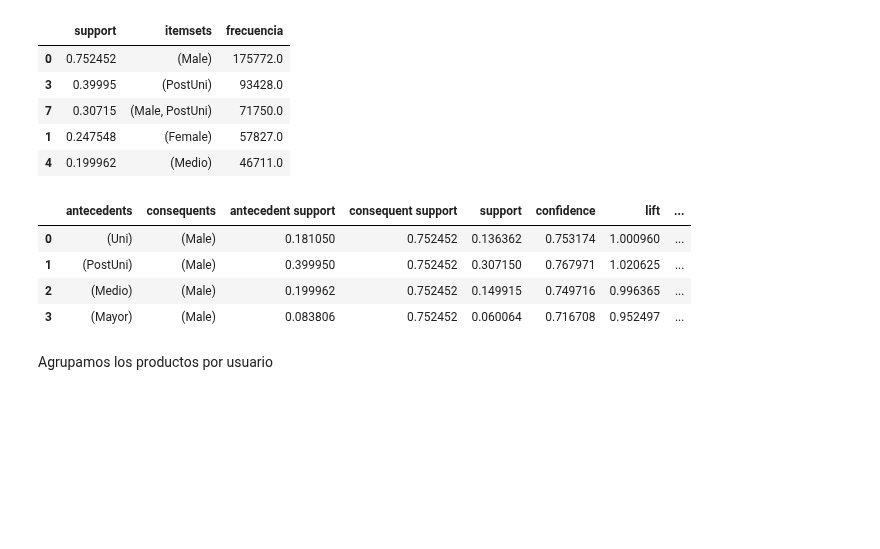
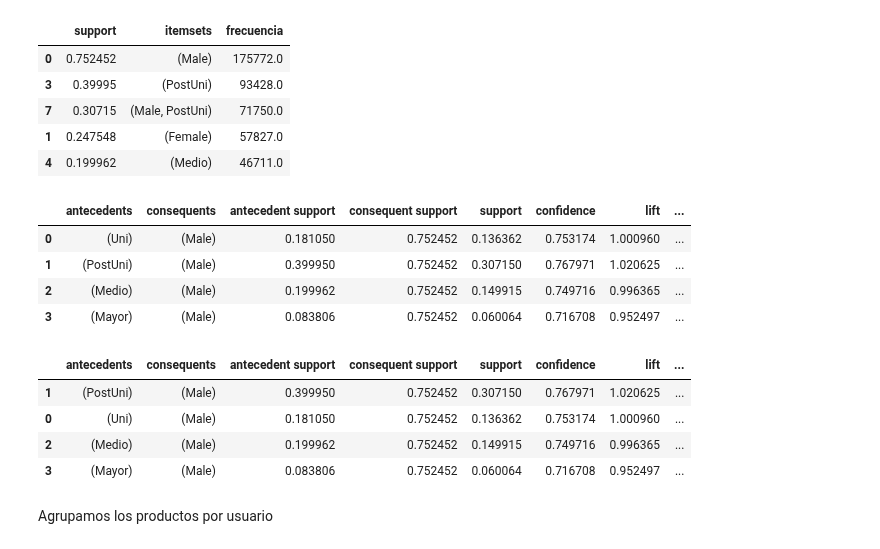
Before and after one commit to javierarteagapuell/deeplearning, a Jupyter notebook: Prac2Ej1.ipynb, the cells around one changed output. Saved outputs shown, nothing was run; the diff lists cells and outputs as text; code cells hidden in the pictures; blank space fills up the shorter version.

```diff
--- a/Prac2Ej1.ipynb
+++ b/Prac2Ej1.ipynb
@@ -125,14 +125,25 @@ frequent_itemsets_sort.head()
 | 1 | 0.247548 | (Female) | 57827.0 |
 | 4 | 0.199962 | (Medio) | 46711.0 |
 # %%
-rules = association_rules(frequent_itemsets, metric='confidence', min_threshold=0.6)
-rules.head()
+reglas = association_rules(frequent_itemsets, metric='confidence', min_threshold=0.6)
+reglas.head()
 # %% [output]
 |  | antecedents | consequents | antecedent support | consequent support | support | confidence | lift | ... |
 | 0 | (Uni) | (Male) | 0.181050 | 0.752452 | 0.136362 | 0.753174 | 1.000960 | ... |
 | 1 | (PostUni) | (Male) | 0.399950 | 0.752452 | 0.307150 | 0.767971 | 1.020625 | ... |
 | 2 | (Medio) | (Male) | 0.199962 | 0.752452 | 0.149915 | 0.749716 | 0.996365 | ... |
 | 3 | (Mayor) | (Male) | 0.083806 | 0.752452 | 0.060064 | 0.716708 | 0.952497 | ... |
+# %%
+import inspect
+
+reglas_sort = reglas.sort_values(by=['confidence'], ascending=False)
+reglas_sort
+# %% [output]
+|  | antecedents | consequents | antecedent support | consequent support | support | confidence | lift | ... |
+| 1 | (PostUni) | (Male) | 0.399950 | 0.752452 | 0.307150 | 0.767971 | 1.020625 | ... |
+| 0 | (Uni) | (Male) | 0.181050 | 0.752452 | 0.136362 | 0.753174 | 1.000960 | ... |
+| 2 | (Medio) | (Male) | 0.199962 | 0.752452 | 0.149915 | 0.749716 | 0.996365 | ... |
+| 3 | (Mayor) | (Male) | 0.083806 | 0.752452 | 0.060064 | 0.716708 | 0.952497 | ... |
 # %% [markdown]
 Agrupamos los productos por usuario
 # %%
```
Also changed, not shown: parts of 2 cells of this notebook.
